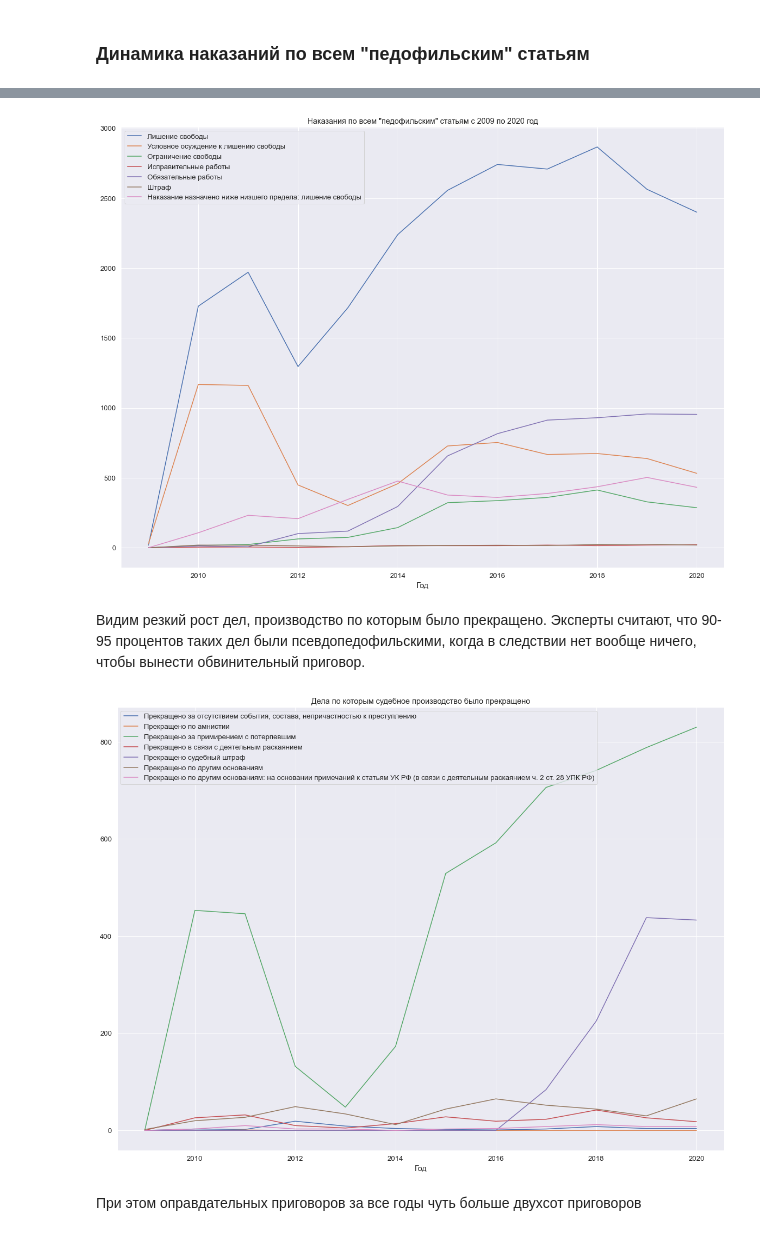
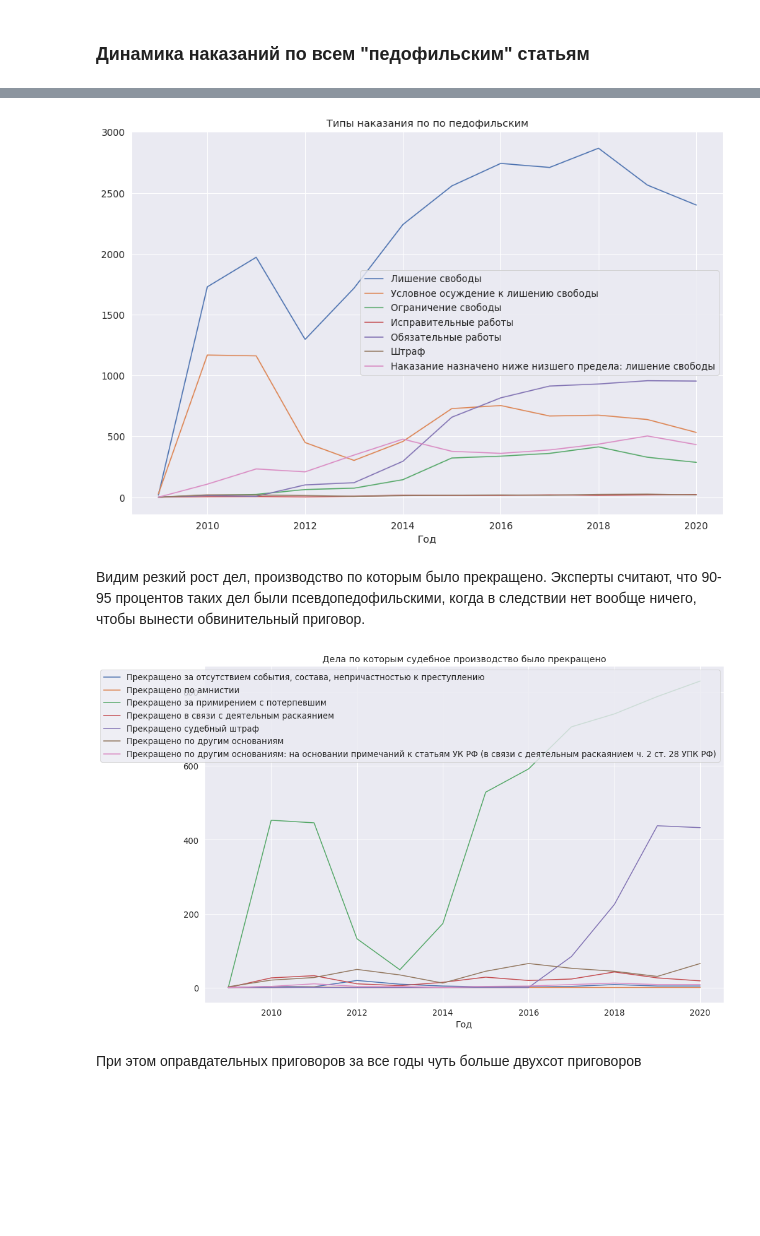
Before and after one commit to kkruglik/-defilement_research, a Jupyter notebook: Dostoevsky_data.ipynb, the cells around one changed output, grey strips where cells are left out. Cells and saved outputs as stored; diff of their text form; code cells hidden in the pictures; blank space fills up the shorter version.

```diff
--- a/Dostoevsky_data.ipynb
+++ b/Dostoevsky_data.ipynb
@@ -532,19 +547,19 @@ convicted_main = [
     'Наказание назначено ниже низшего предела: лишение свободы',
 ]
 # %%
-dostoevsky_data.groupby('Год')[convicted_main].sum().plot(figsize=(20, 15))
-plt.title('Наказания по всем "педофильским" статьям с 2009 по 2020 год')
+dostoevsky_data.groupby('Год')[convicted_main].sum().plot(figsize=(15, 10))
+plt.title('Типы наказания по по педофильским')
 plt.show()
 # %% [output]
-[figure, old version]
+[figure, new version]
 # %% [markdown]
 Видим резкий рост дел, производство по которым было прекращено. Эксперты считают, что 90-95 процентов таких дел были псевдопедофильскими, когда в следствии нет вообще ничего, чтобы вынести обвинительный приговор.
 # %%
-dostoevsky_data.groupby('Год')[dismissal].sum().plot(figsize=(20, 15))
+dostoevsky_data.groupby('Год')[dismissal].sum().plot(figsize=(15, 10))
 plt.title('Дела по которым судебное производство было прекращено')
 plt.show()
 # %% [output]
-[figure, old version]
+[figure, new version]
 # %% [markdown]
 При этом оправдательных приговоров за все годы чуть больше двухсот приговоров
 # %%
```
Also changed, not shown: parts of 1 cell of this notebook.
